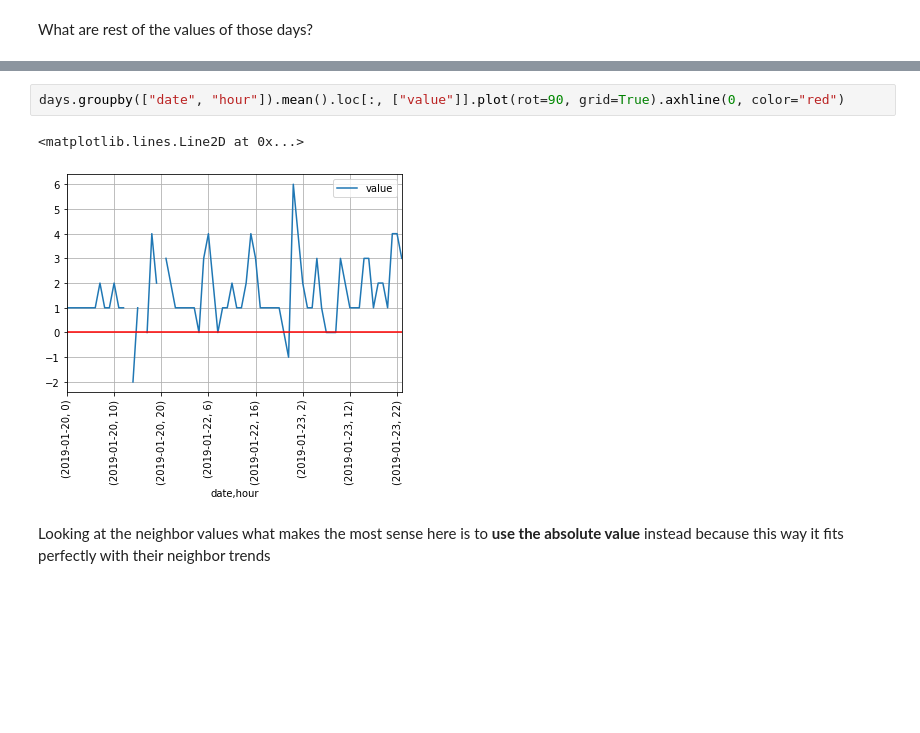
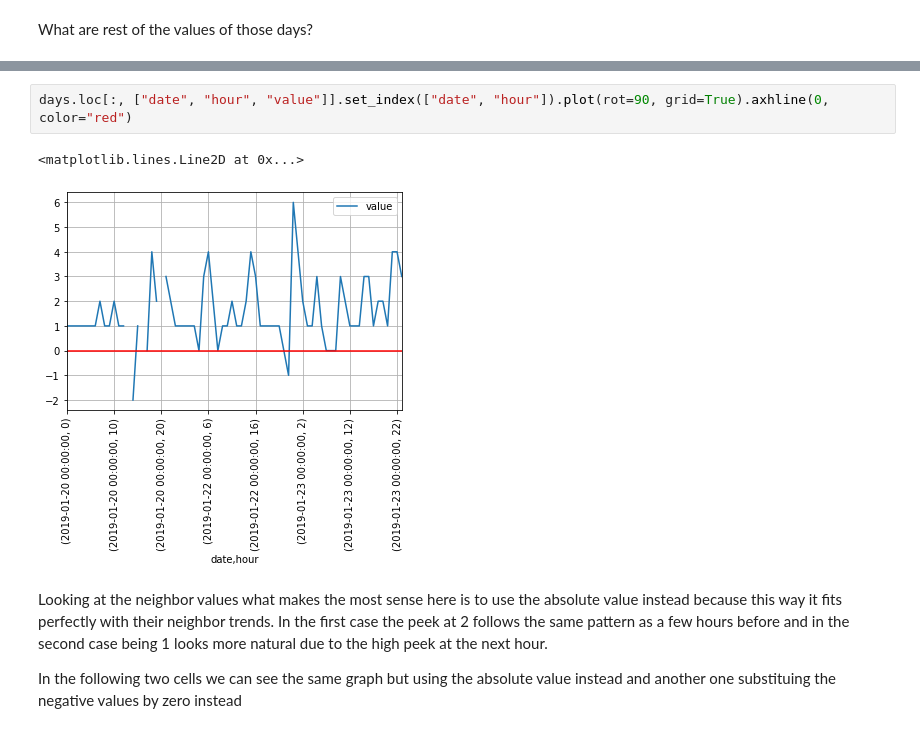
Before and after one commit to carlosdg/AirPollutionForecasting, a Jupyter notebook: Software/jupyter/notebooks/ExploringTheData.ipynb, the cells around one changed output, grey strips where cells are left out. Cells and saved outputs as stored; diff of their text form; blank space fills up the shorter version.

Commit message:
Feat: Plots for alternatives to substitute < 0 values

```diff
--- a/Software/jupyter/notebooks/ExploringTheData.ipynb
+++ b/Software/jupyter/notebooks/ExploringTheData.ipynb
@@ -146,7 +146,9 @@ days.head(25)
 # %%
-days.groupby(["date", "hour"]).mean().loc[:, ["value"]].plot(rot=90, grid=True).axhline(0, color="red")
+days.loc[:, ["date", "hour", "value"]].set_index(["date", "hour"]).plot(rot=90, grid=True).axhline(0, color="red")
 # %% [output]
 <matplotlib.lines.Line2D at 0x...>
-[figure, old version]
+[figure, new version]
 # %% [markdown]
-Looking at the neighbor values what makes the most sense here is to **use the absolute value** instead because this way it fits perfectly with their neighbor trends
+Looking at the neighbor values what makes the most sense here is to use the absolute value instead because this way it fits perfectly with their neighbor trends. In the first case the peek at 2 follows the same pattern as a few hours before and in the second case being 1 looks more natural due to the high peek at the next hour.
+
+In the following two cells we can see the same graph but using the absolute value instead and another one substituing the negative values by zero instead
```
Also changed, not shown: parts of 7 cells of this notebook.
